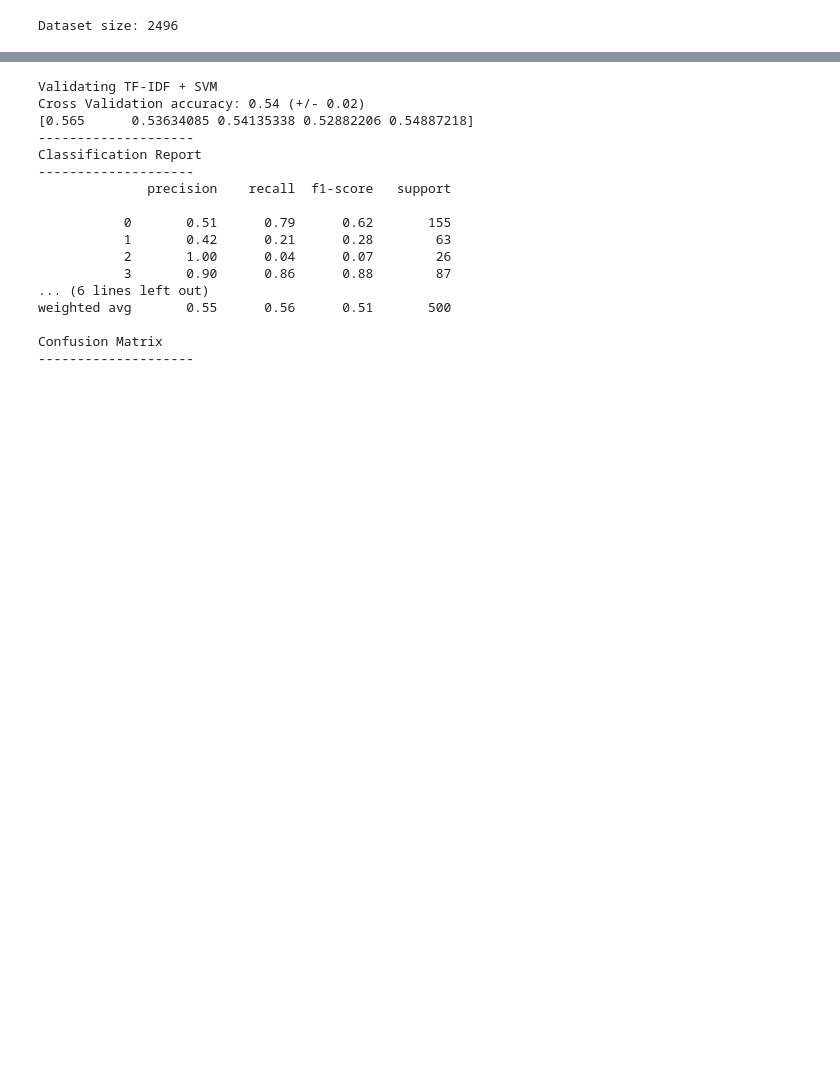
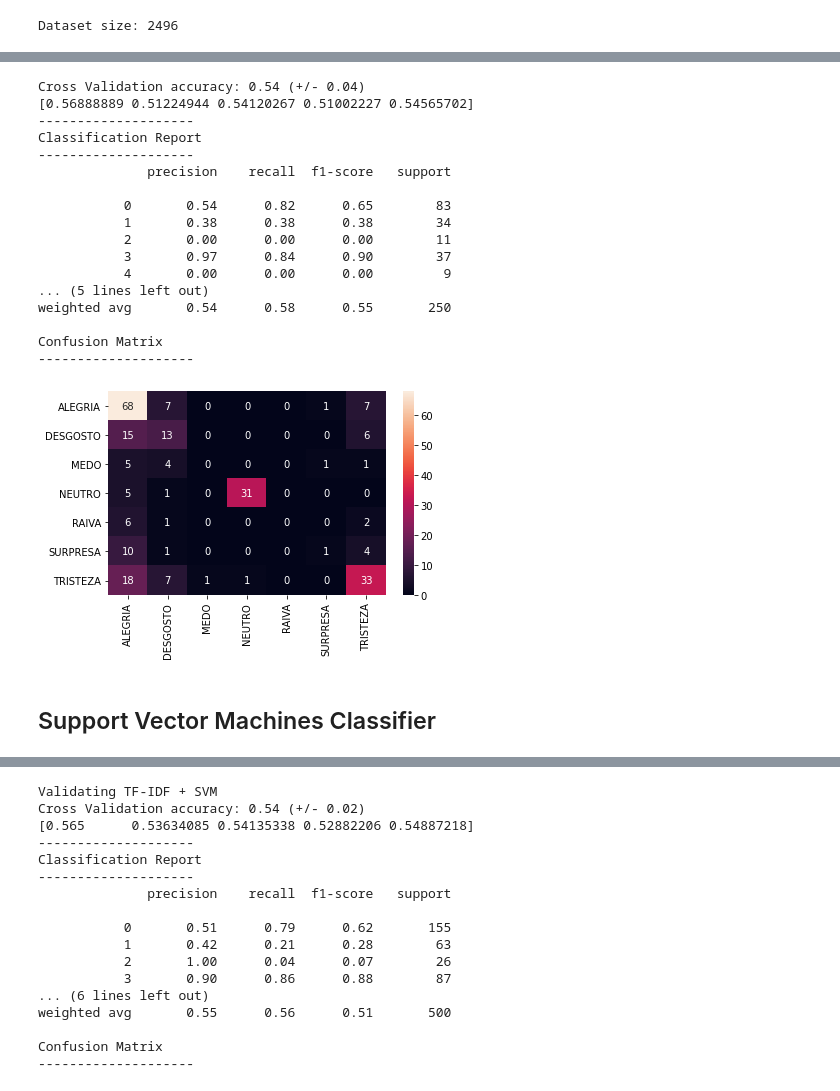
Before and after one commit to rdenadai/sentiment-text-prediction-api, a Jupyter notebook: notebooks/EmbeddingSVM.ipynb, the cells around one changed output, grey strips where cells are left out. Drawn from its saved outputs; the diff is of its cells as text; code cells hidden in the pictures; blank space fills up the shorter version.

```diff
--- a/notebooks/EmbeddingSVM.ipynb
+++ b/notebooks/EmbeddingSVM.ipynb
@@ -39,3 +98,50 @@ X_train, X_test, y_train, y_test = train_test_split(X, y, test_size=0.2, random_
+# %%
+pipe = Pipeline(steps=[
+    ("tfidf", TfidfVectorizer(lowercase=False)),
+    ("lr", SVC(class_weight='balanced', probability=True))
+])
+pipe.fit(X_train, y_train)
+scores = cross_val_score(pipe, X_train, y_train, cv=5)
+print(
+    "Cross Validation accuracy: %0.2f (+/- %0.2f)"
+    % (scores.mean(), scores.std() * 2)
+)
+print(scores)
+print("-" * 20)
+
+# Predict the test data and show others metrics
+pred = pipe.predict(X_test)
+print("Classification Report")
+print("-" * 20)
+print(classification_report(y_test, pred))
+print("Confusion Matrix")
+print("-" * 20)
+df_cm = confusion_matrix(y_test, pred)
+plt.figure(figsize=(6, 4))
+sn.heatmap(df_cm, annot=True, fmt="d", xticklabels=list(emotions.values()), yticklabels=list(emotions.values()))
+plt.tight_layout()
+plt.show()
+# %% [output]
+Cross Validation accuracy: 0.54 (+/- 0.04)
+[0.56888889 0.51224944 0.54120267 0.51002227 0.54565702]
+--------------------
+Classification Report
+--------------------
+              precision    recall  f1-score   support
+
+           0       0.54      0.82      0.65        83
+           1       0.38      0.38      0.38        34
+           2       0.00      0.00      0.00        11
+           3       0.97      0.84      0.90        37
+           4       0.00      0.00      0.00         9
+... (5 lines left out)
+weighted avg       0.54      0.58      0.55       250
+
+Confusion Matrix
+--------------------
+[figure, added]
+# %% [markdown]
+## Support Vector Machines Classifier
 # %%
 parameters = {
     "tfidf__ngram_range": [(1, 1), (2, 2), (3, 3), (1, 2), (1, 3), (1, 4), (1, 5)],
```
Also changed, not shown: parts of 11 cells of this notebook, 3 other files.
